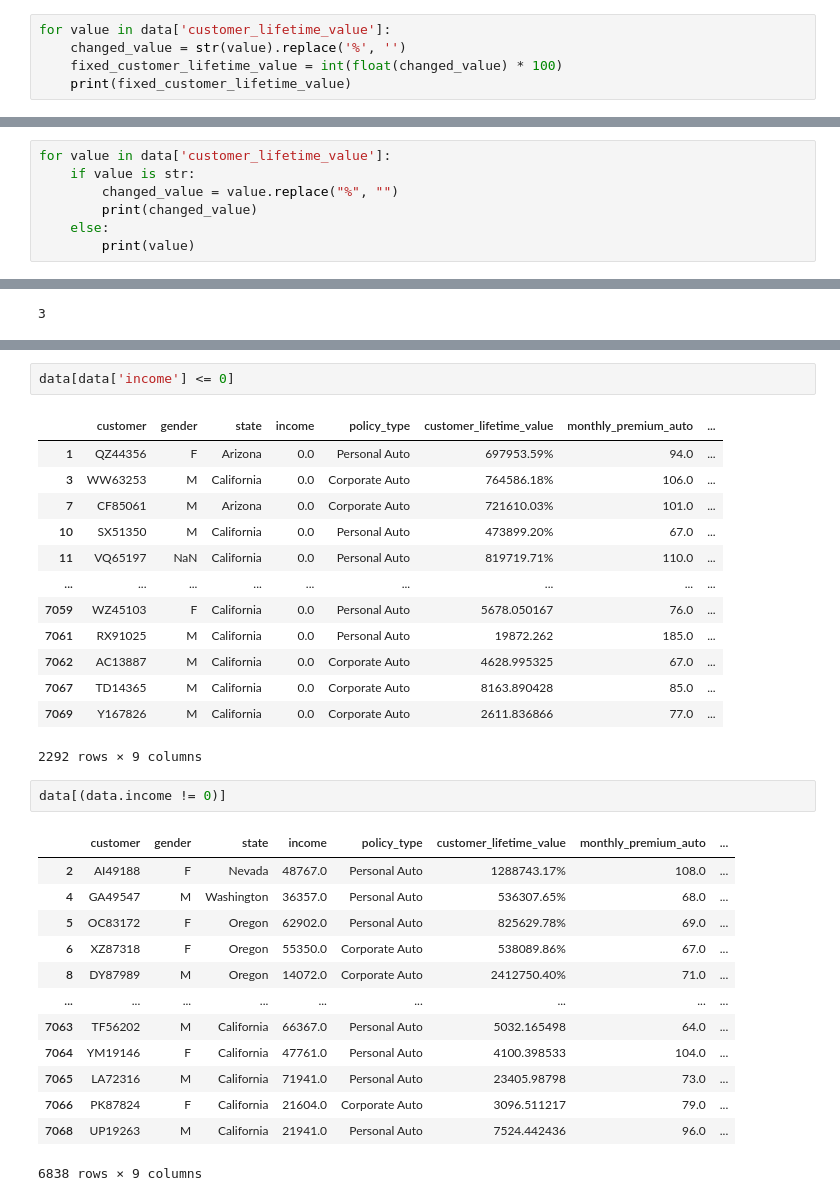
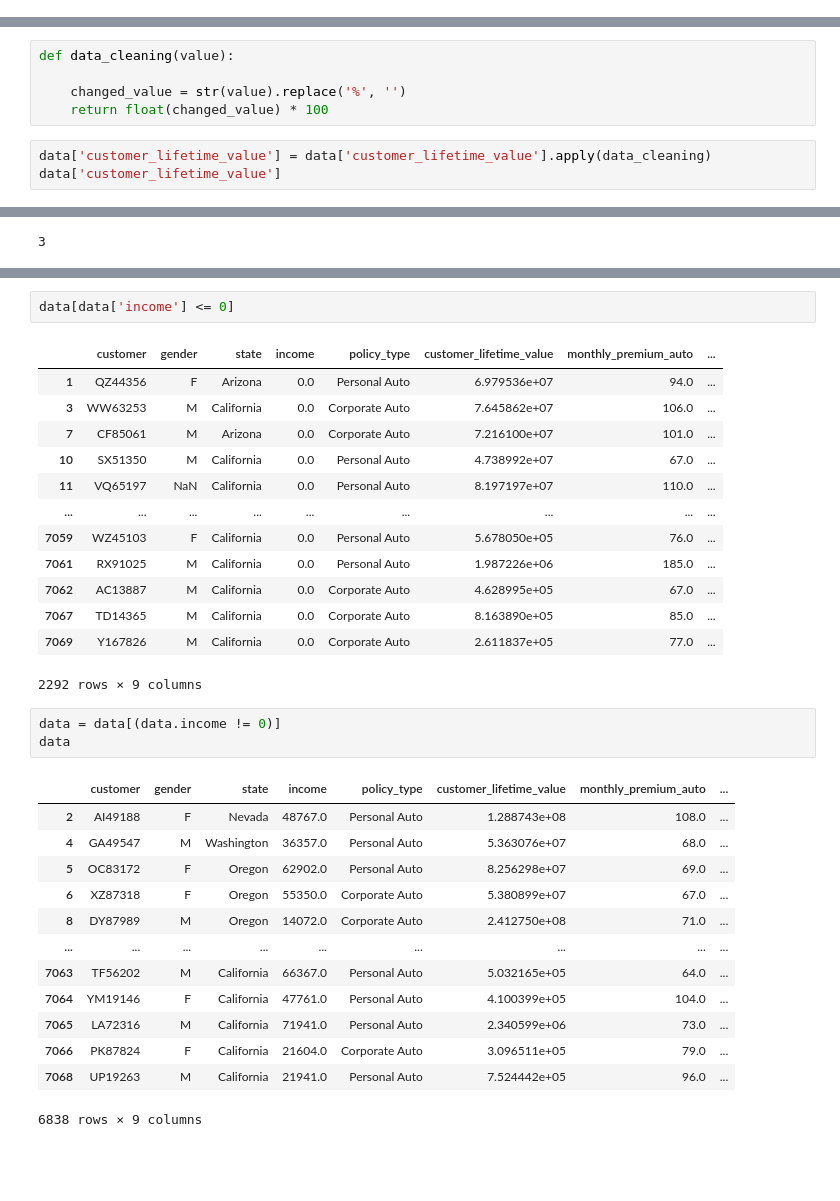
Before and after one commit to allabe93/lab-customer-analysis-round-1, a Jupyter notebook: lab-customer-analysis-round-1.ipynb, the cells around one changed output, grey strips where cells are left out. Cells and saved outputs as stored; diff of their text form; blank space fills up the shorter version.

Commit message:
I am pushing lab-customer-analysis-round-1 again with the mistakes corrected

```diff
--- a/lab-customer-analysis-round-1.ipynb
+++ b/lab-customer-analysis-round-1.ipynb
@@ -254,5 +246,0 @@ for i in data['customer_lifetime_value']:
-# %%
-for value in data['customer_lifetime_value']:
-    changed_value = str(value).replace('%', '')
-    fixed_customer_lifetime_value = int(float(changed_value) * 100)
-    print(fixed_customer_lifetime_value)
@@ -284,7 +246,0 @@ my_list
-# %%
-for value in data['customer_lifetime_value']:
-    if value is str:
-        changed_value = value.replace("%", "")
-        print(changed_value)
-    else:
-        print(value)
@@ -318,0 +247,8 @@ AttributeError: 'str' object has no attribute 'str'
+# %%
+def data_cleaning(value):
+
+    changed_value = str(value).replace('%', '')
+    return float(changed_value) * 100
+# %%
+data['customer_lifetime_value'] = data['customer_lifetime_value'].apply(data_cleaning)
+data['customer_lifetime_value']
@@ -362,31 +332,32 @@ data.drop_duplicates()
 data[data['income'] <= 0]
 # %% [output]
 |  | customer | gender | state | income | policy_type | customer_lifetime_value | monthly_premium_auto | ... |
-| 1 | QZ44356 | F | Arizona | 0.0 | Personal Auto | 697953.59% | 94.0 | ... |
-| 3 | WW63253 | M | California | 0.0 | Corporate Auto | 764586.18% | 106.0 | ... |
-| 7 | CF85061 | M | Arizona | 0.0 | Corporate Auto | 721610.03% | 101.0 | ... |
-| 10 | SX51350 | M | California | 0.0 | Personal Auto | 473899.20% | 67.0 | ... |
-| 11 | VQ65197 | NaN | California | 0.0 | Personal Auto | 819719.71% | 110.0 | ... |
+| 1 | QZ44356 | F | Arizona | 0.0 | Personal Auto | 6.979536e+07 | 94.0 | ... |
+| 3 | WW63253 | M | California | 0.0 | Corporate Auto | 7.645862e+07 | 106.0 | ... |
+| 7 | CF85061 | M | Arizona | 0.0 | Corporate Auto | 7.216100e+07 | 101.0 | ... |
+| 10 | SX51350 | M | California | 0.0 | Personal Auto | 4.738992e+07 | 67.0 | ... |
+| 11 | VQ65197 | NaN | California | 0.0 | Personal Auto | 8.197197e+07 | 110.0 | ... |
 | ... | ... | ... | ... | ... | ... | ... | ... | ... |
-| 7059 | WZ45103 | F | California | 0.0 | Personal Auto | 5678.050167 | 76.0 | ... |
-| 7061 | RX91025 | M | California | 0.0 | Personal Auto | 19872.262 | 185.0 | ... |
-| 7062 | AC13887 | M | California | 0.0 | Corporate Auto | 4628.995325 | 67.0 | ... |
-| 7067 | TD14365 | M | California | 0.0 | Corporate Auto | 8163.890428 | 85.0 | ... |
-| 7069 | Y167826 | M | California | 0.0 | Corporate Auto | 2611.836866 | 77.0 | ... |
+| 7059 | WZ45103 | F | California | 0.0 | Personal Auto | 5.678050e+05 | 76.0 | ... |
+| 7061 | RX91025 | M | California | 0.0 | Personal Auto | 1.987226e+06 | 185.0 | ... |
+| 7062 | AC13887 | M | California | 0.0 | Corporate Auto | 4.628995e+05 | 67.0 | ... |
+| 7067 | TD14365 | M | California | 0.0 | Corporate Auto | 8.163890e+05 | 85.0 | ... |
+| 7069 | Y167826 | M | California | 0.0 | Corporate Auto | 2.611837e+05 | 77.0 | ... |
 2292 rows × 9 columns
 # %%
-data[(data.income != 0)]
+data = data[(data.income != 0)]
+data
 # %% [output]
 |  | customer | gender | state | income | policy_type | customer_lifetime_value | monthly_premium_auto | ... |
-| 2 | AI49188 | F | Nevada | 48767.0 | Personal Auto | 1288743.17% | 108.0 | ... |
-| 4 | GA49547 | M | Washington | 36357.0 | Personal Auto | 536307.65% | 68.0 | ... |
-| 5 | OC83172 | F | Oregon | 62902.0 | Personal Auto | 825629.78% | 69.0 | ... |
-| 6 | XZ87318 | F | Oregon | 55350.0 | Corporate Auto | 538089.86% | 67.0 | ... |
-| 8 | DY87989 | M | Oregon | 14072.0 | Corporate Auto | 2412750.40% | 71.0 | ... |
+| 2 | AI49188 | F | Nevada | 48767.0 | Personal Auto | 1.288743e+08 | 108.0 | ... |
+| 4 | GA49547 | M | Washington | 36357.0 | Personal Auto | 5.363076e+07 | 68.0 | ... |
+| 5 | OC83172 | F | Oregon | 62902.0 | Personal Auto | 8.256298e+07 | 69.0 | ... |
+| 6 | XZ87318 | F | Oregon | 55350.0 | Corporate Auto | 5.380899e+07 | 67.0 | ... |
+| 8 | DY87989 | M | Oregon | 14072.0 | Corporate Auto | 2.412750e+08 | 71.0 | ... |
 | ... | ... | ... | ... | ... | ... | ... | ... | ... |
-| 7063 | TF56202 | M | California | 66367.0 | Personal Auto | 5032.165498 | 64.0 | ... |
-| 7064 | YM19146 | F | California | 47761.0 | Personal Auto | 4100.398533 | 104.0 | ... |
-| 7065 | LA72316 | M | California | 71941.0 | Personal Auto | 23405.98798 | 73.0 | ... |
-| 7066 | PK87824 | F | California | 21604.0 | Corporate Auto | 3096.511217 | 79.0 | ... |
-| 7068 | UP19263 | M | California | 21941.0 | Personal Auto | 7524.442436 | 96.0 | ... |
+| 7063 | TF56202 | M | California | 66367.0 | Personal Auto | 5.032165e+05 | 64.0 | ... |
+| 7064 | YM19146 | F | California | 47761.0 | Personal Auto | 4.100399e+05 | 104.0 | ... |
+| 7065 | LA72316 | M | California | 71941.0 | Personal Auto | 2.340599e+06 | 73.0 | ... |
+| 7066 | PK87824 | F | California | 21604.0 | Corporate Auto | 3.096511e+05 | 79.0 | ... |
+| 7068 | UP19263 | M | California | 21941.0 | Personal Auto | 7.524442e+05 | 96.0 | ... |
 6838 rows × 9 columns
```
Also changed, not shown: parts of 13 cells of this notebook.
